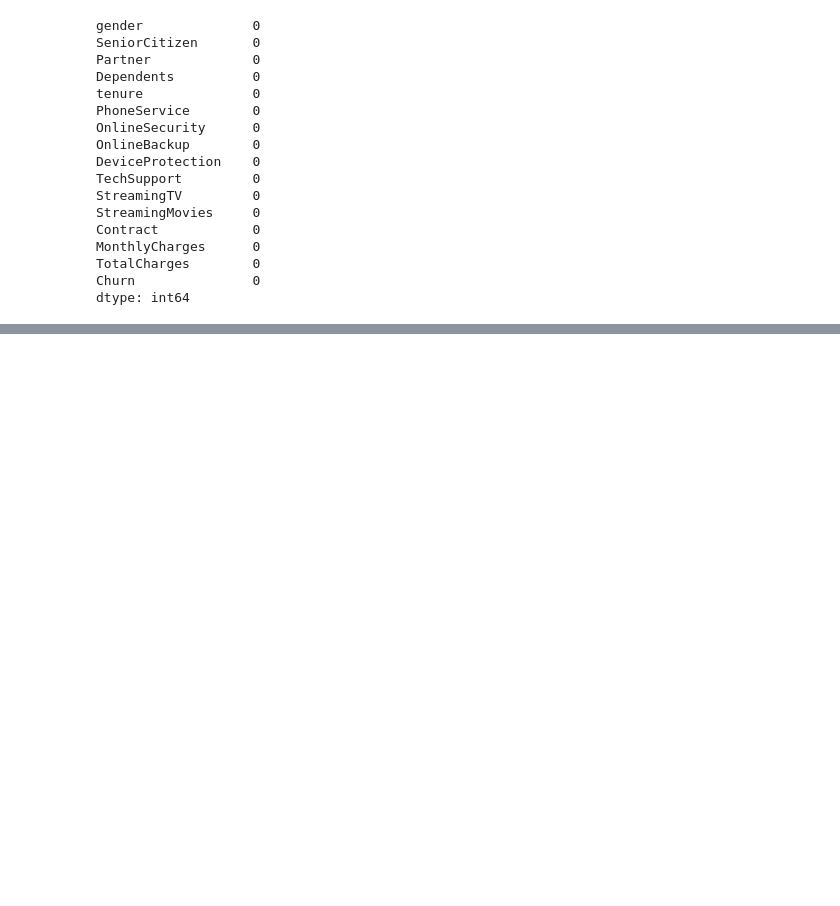
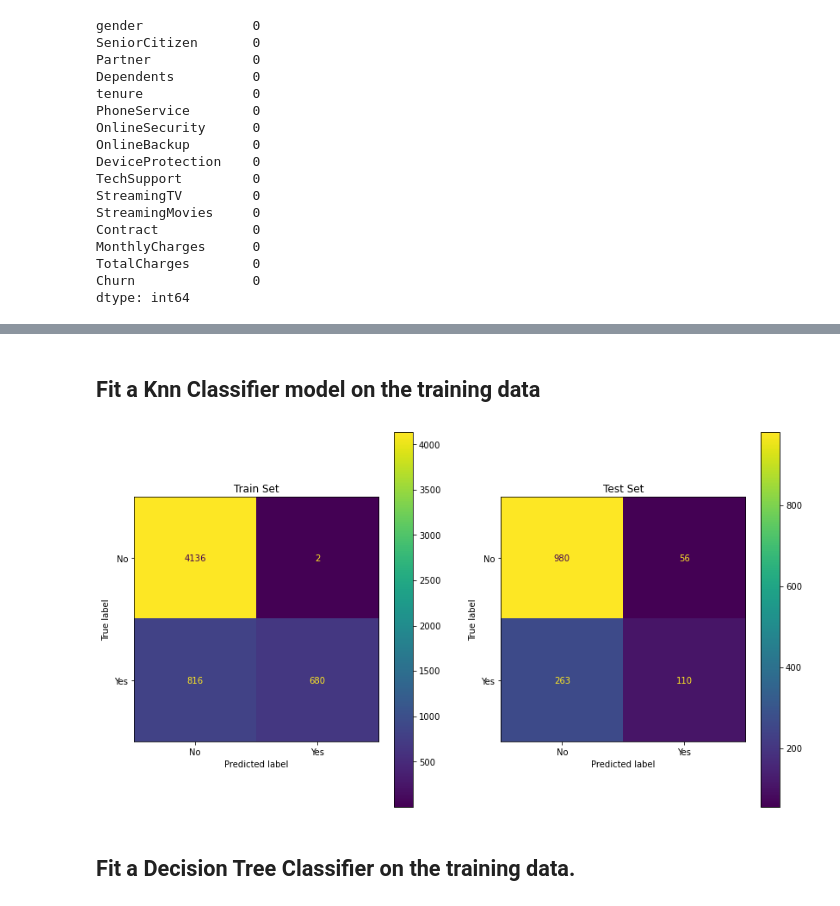
Before and after one commit to ChristinIskander/Classlabs, a Jupyter notebook: week 7/Tuesday 03.05.2022/Customer Churn-Handling Imbalanced Data.ipynb, the cells around one changed output, grey strips where cells are left out. Drawn from its saved outputs; the diff is of its cells as text; code cells hidden in the pictures; blank space fills up the shorter version.

```diff
--- a/week 7/Tuesday 03.05.2022/Customer Churn-Handling Imbalanced Data.ipynb
+++ b/week 7/Tuesday 03.05.2022/Customer Churn-Handling Imbalanced Data.ipynb
@@ -122,0 +250,21 @@ dtype: int64
+# %% [markdown]
+## Fit a Knn Classifier model on the training data
+# %%
+from sklearn.neighbors import KNeighborsClassifier
+
+model = KNeighborsClassifier(n_neighbors=2,weights='uniform')
+model.fit(X_train, y_train)
+y_pred=model.predict(X_test)
+y_pred_train=model.predict(X_train)
+# %%
+fig, ax = plt.subplots(1,2, figsize=(14,8))
+
+plot_confusion_matrix(model,X_train,y_train,ax=ax[0], values_format = 'd')
+ax[0].title.set_text("Train Set")
+
+plot_confusion_matrix(model,X_test,y_test,ax=ax[1],values_format = 'd')
+ax[1].title.set_text("Test Set")
+# %% [output]
+[figure, added]
+# %% [markdown]
+## Fit a Decision Tree Classifier on the training data.
```
Also changed, not shown: parts of 22 cells of this notebook.
